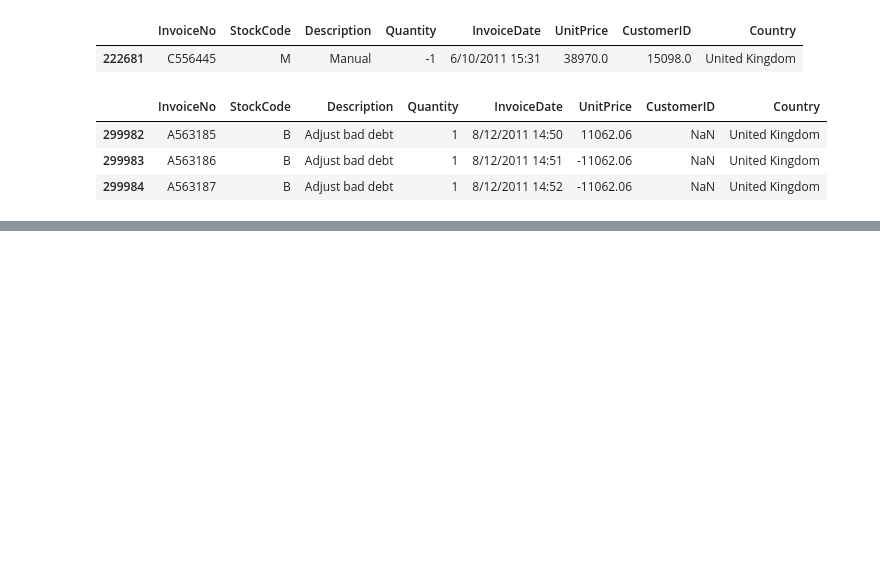
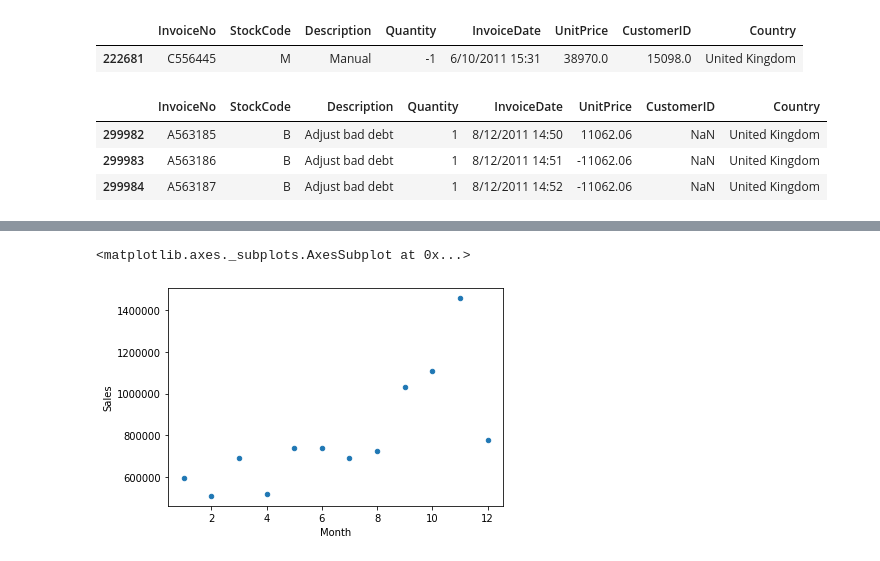
Before and after one commit to alexrudskih/pyda14_rudskih_HW, a Jupyter notebook: diplom/diplom.ipynb, the cells around one changed output, grey strips where cells are left out. Cells and saved outputs as stored; diff of their text form; code cells hidden in the pictures; blank space fills up the shorter version.

```diff
--- a/diplom/diplom.ipynb
+++ b/diplom/diplom.ipynb
@@ -209,0 +365,5 @@ data.info()
+# %%
+# сформируем отдельный датафрейм с данными по количеству и продажам
+data_year_sales = data.groupby(['Year','Month']).sum()[['Quantity', 'Sales']]
+data_year_sales = data_year_sales.reset_index()
+data_year_sales
@@ -209,0 +385,9 @@ data.info()
+# %%
+# удаление строки с декабрем 2011 года (т.к. данные только за 9 дней)
+data_year_sales.drop([12], inplace = True)
+# %%
+# визуализация на графике данных по продажам
+data_year_sales.plot(kind = 'scatter', x = 'Month', y = 'Sales')
+# %% [output]
+<matplotlib.axes._subplots.AxesSubplot at 0x...>
+[figure, added]
```
Also changed, not shown: parts of 90 cells of this notebook.
